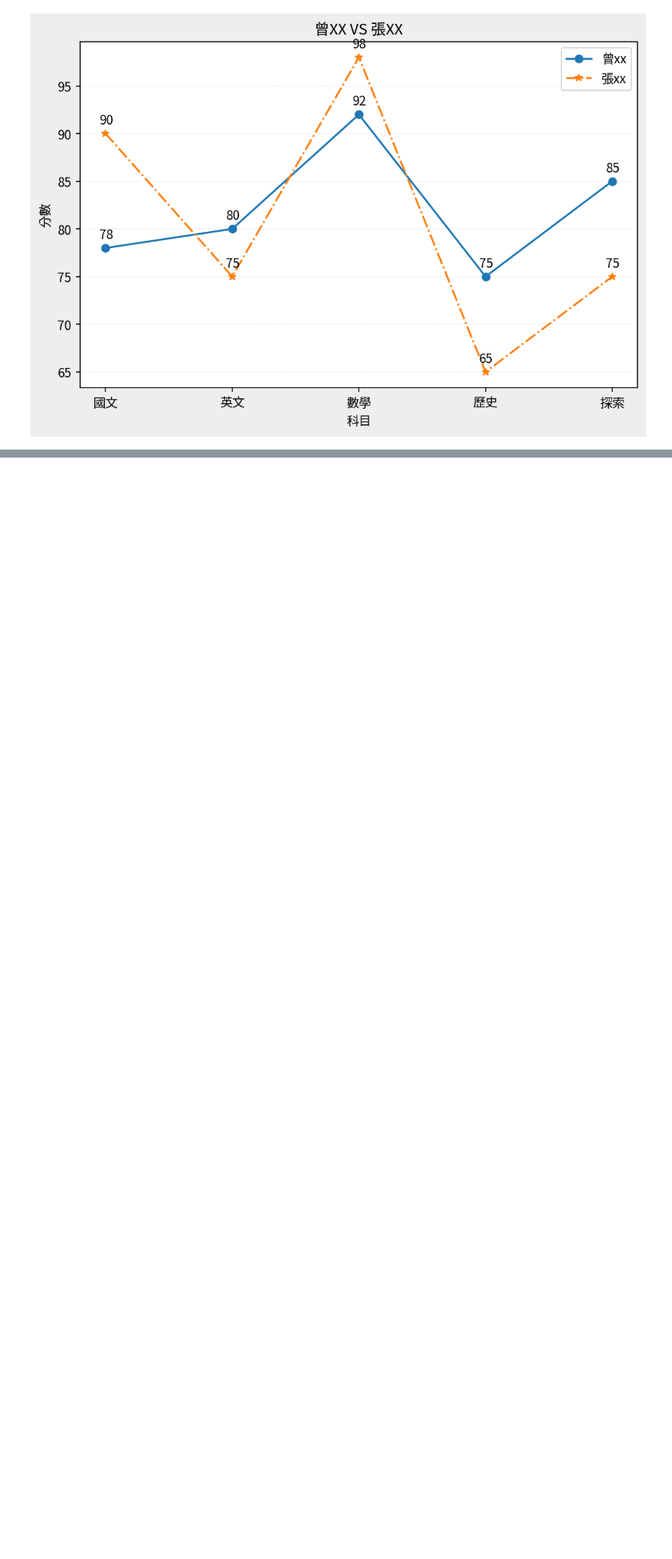
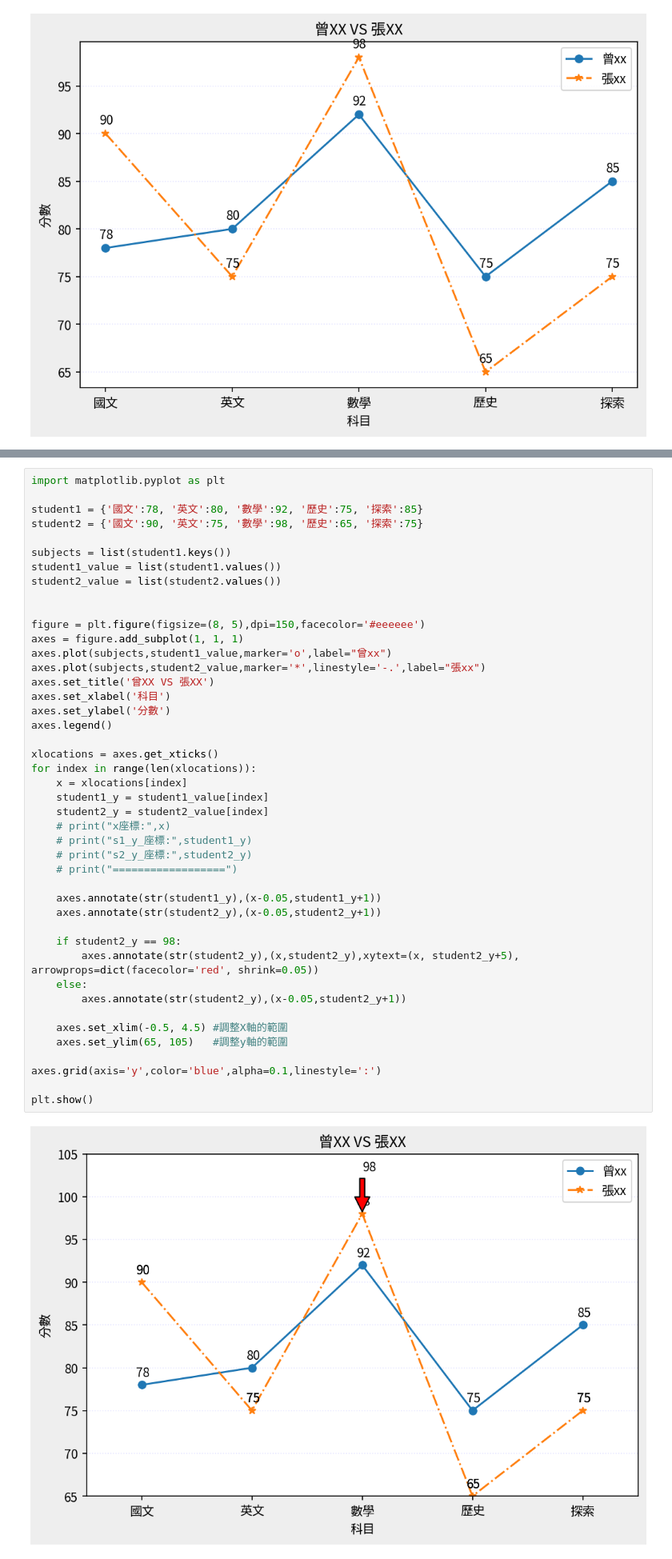
Before and after one commit to Chi-Feng-Tseng/test, a Jupyter notebook: lesson13/lesson13_3.ipynb, the cells around one changed output, grey strips where cells are left out. Shown: that part at 80% size. Saved outputs shown, nothing was run; the diff lists cells and outputs as text; blank space fills up the shorter version.

```diff
--- a/lesson13/lesson13_3.ipynb
+++ b/lesson13/lesson13_3.ipynb
@@ -189,3 +193,49 @@ axes.grid(axis='y',color='blue',alpha=0.1,linestyle=':')
 plt.show()
 # %% [output]
 [figure]
+# %%
+import matplotlib.pyplot as plt
+
+student1 = {'國文':78, '英文':80, '數學':92, '歷史':75, '探索':85}
+student2 = {'國文':90, '英文':75, '數學':98, '歷史':65, '探索':75}
+
+subjects = list(student1.keys())
+student1_value = list(student1.values())
+student2_value = list(student2.values())
+
+
+figure = plt.figure(figsize=(8, 5),dpi=150,facecolor='#eeeeee')
+axes = figure.add_subplot(1, 1, 1)
+axes.plot(subjects,student1_value,marker='o',label="曾xx")
+axes.plot(subjects,student2_value,marker='*',linestyle='-.',label="張xx")
+axes.set_title('曾XX VS 張XX')
+axes.set_xlabel('科目')
+axes.set_ylabel('分數')
+axes.legend()
+
+xlocations = axes.get_xticks()
+for index in range(len(xlocations)):
+    x = xlocations[index]
+    student1_y = student1_value[index]
+    student2_y = student2_value[index]
+    # print("x座標:",x)
+    # print("s1_y_座標:",student1_y)
+    # print("s2_y_座標:",student2_y)
+    # print("==================")
+
+    axes.annotate(str(student1_y),(x-0.05,student1_y+1))
+    axes.annotate(str(student2_y),(x-0.05,student2_y+1))
+
+    if student2_y == 98:
+        axes.annotate(str(student2_y),(x,student2_y),xytext=(x, student2_y+5), arrowprops=dict(facecolor='red', shrink=0.05))
+    else:
+        axes.annotate(str(student2_y),(x-0.05,student2_y+1))
+
+    axes.set_xlim(-0.5, 4.5) #調整X軸的範圍
+    axes.set_ylim(65, 105)   #調整y軸的範圍
+
+axes.grid(axis='y',color='blue',alpha=0.1,linestyle=':')
+
+plt.show()
+# %% [output]
+[figure, added]
```
Also changed, not shown: parts of 1 cell of this notebook.
